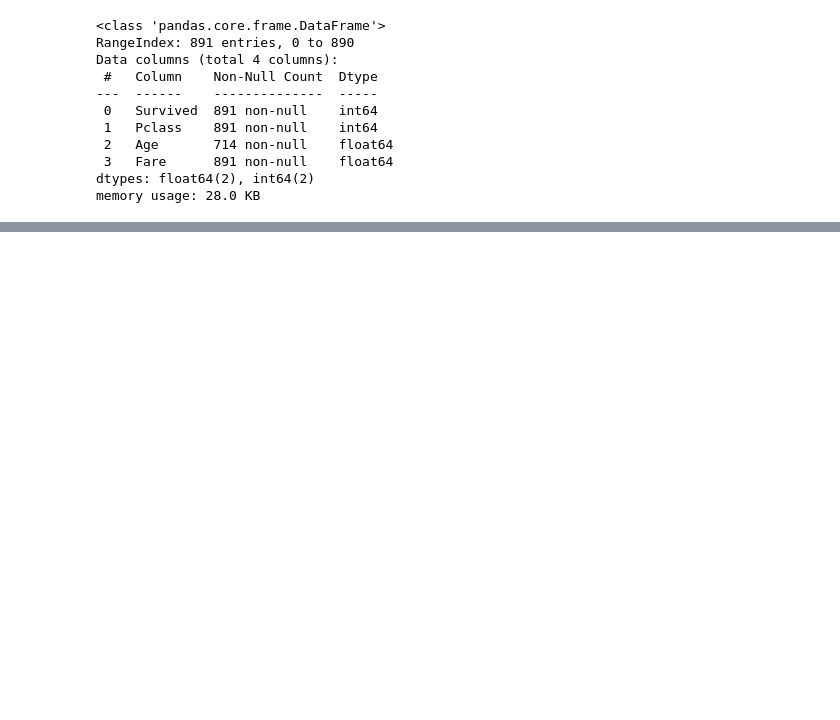
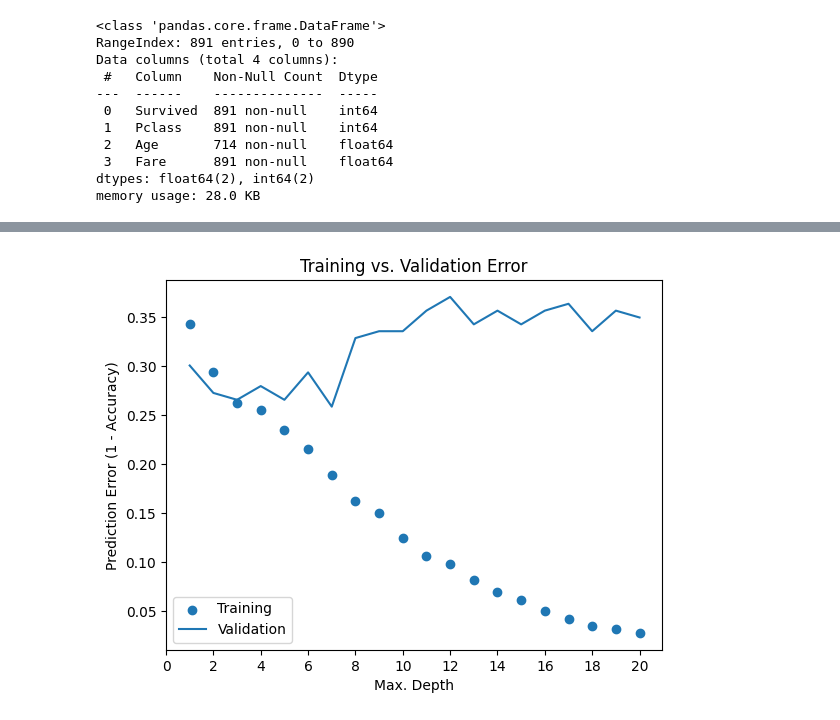
Before and after one commit to victormonkun7/test-repo-tut1-2, a Jupyter notebook: tut8-1_exer.ipynb, the cells around one changed output, grey strips where cells are left out. Drawn from its saved outputs; the diff is of its cells as text; code cells hidden in the pictures; blank space fills up the shorter version.

```diff
--- a/tut8-1_exer.ipynb
+++ b/tut8-1_exer.ipynb
@@ -114,0 +188,18 @@ FileNotFoundError: [Errno 2] No such file or directory: '../outputs/models/model
+# %%
+def max_depth_error(md):
+    """
+    Returns training and validation (test) accuracy as a function of tree maximum depth
+    """
+    model = DecisionTreeClassifier(max_depth=md, random_state=42)
+    model.fit(train.drop(columns='Survived'), train['Survived'])
+    train_acc = 1 - model.score(train.drop(columns='Survived'), train['Survived'])
+    test_acc = 1 - model.score(test.drop(columns='Survived'), test['Survived'])
+    return {'Max Depth': md, 'Training Error': train_acc, 'Test Error': test_acc}
+# %%
+errors_list = []
+
+for md in range(1, 21):
+    result = max_depth_error(md)
+    errors_list.append(result)
+
+errors_df = pd.DataFrame(errors_list)
@@ -114,0 +226,12 @@ FileNotFoundError: [Errno 2] No such file or directory: '../outputs/models/model
+# %%
+plt.figure()
+plt.scatter(errors_df['Max Depth'], errors_df['Training Error'])
+plt.plot(errors_df['Max Depth'], errors_df['Test Error'])
+plt.title('Training vs. Validation Error')
+plt.xticks(range(0,21, 2))
+plt.xlabel('Max. Depth')
+plt.ylabel('Prediction Error (1 - Accuracy)')
+plt.legend(['Training', 'Validation'])
+plt.show()
+# %% [output]
+[figure, added]
```
Also changed, not shown: parts of 10 cells of this notebook, 1 other file.
